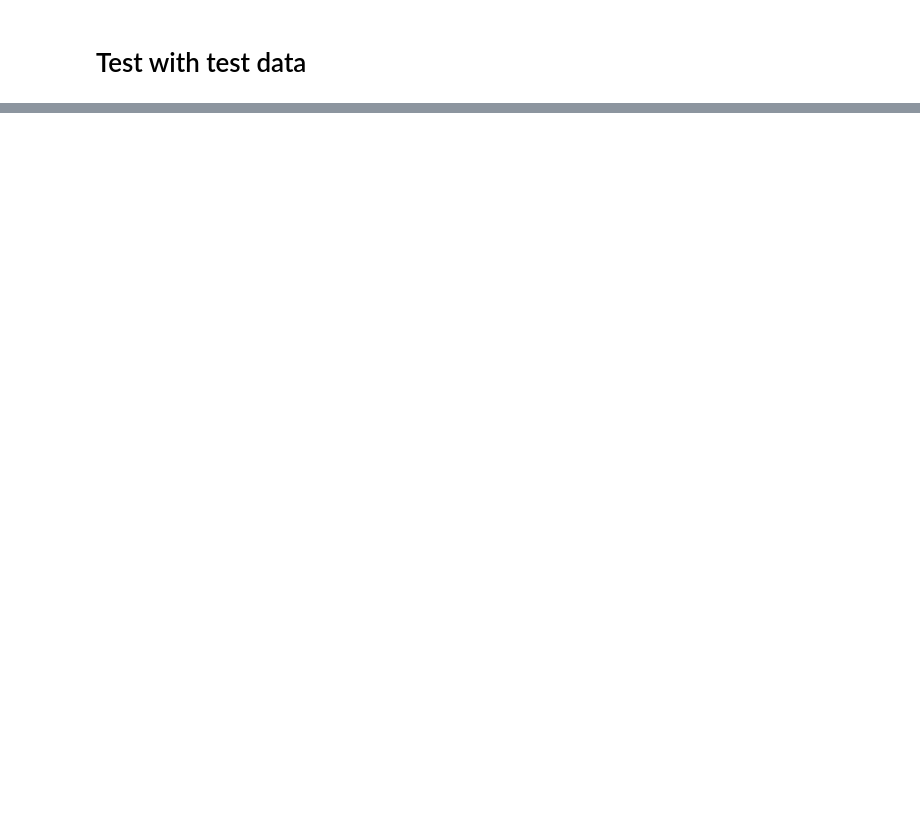
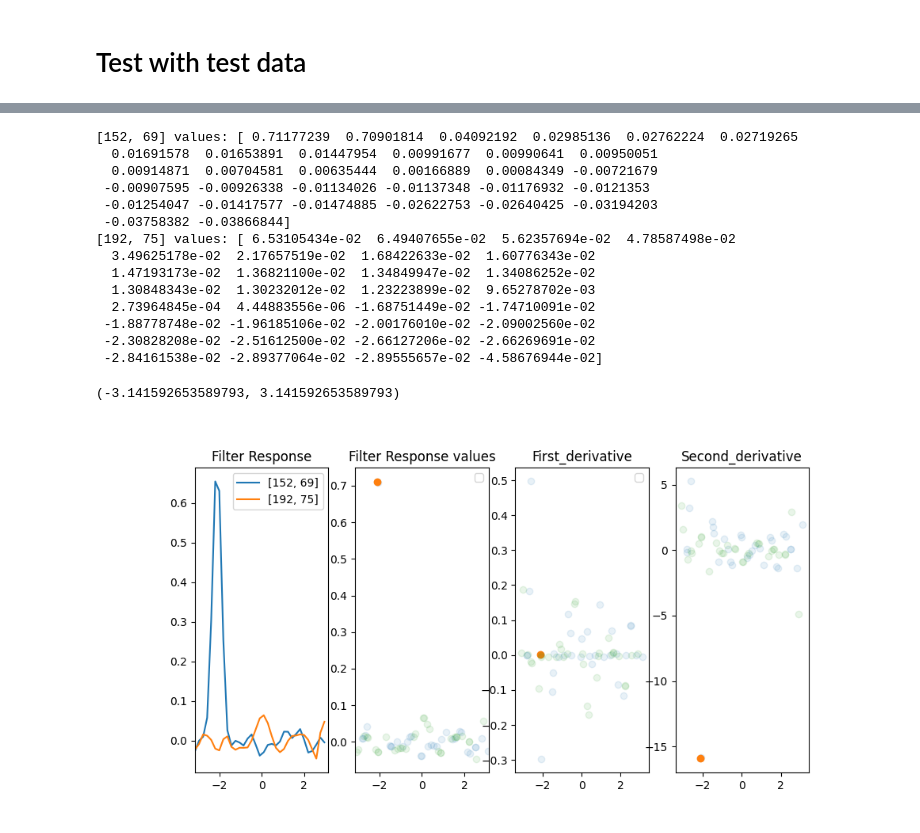
Before and after one commit to Staalduine/flow_analysis_comps, a Jupyter notebook: notebooks/run_AOS.ipynb, the cells around one changed output, grey strips where cells are left out. Cells and saved outputs as stored; diff of their text form; code cells hidden in the pictures; blank space fills up the shorter version.

```diff
--- a/notebooks/run_AOS.ipynb
+++ b/notebooks/run_AOS.ipynb
@@ -194,0 +331,67 @@ ax[2].legend()
+# %%
+points = [
+    # [40, 90],
+    [152, 69],
+    # [100, 100],
+    [192, 75],
+]
+
+fig, ax = plt.subplots(1, 4, figsize=(10, 5))
+
+ax[0].set_title("Filter Response")
+ax[1].set_title("Filter Response values")
+ax[2].set_title("First_derivative")
+ax[3].set_title("Second_derivative")
+
+for point in points:
+    function_vals = np.fft.ifft(filter_stack_fft[:, *point])
+
+    angles, magnitudes, origin_values, deriv1_values, deriv2_values = find_extrema(
+        filter_stack_fft[:, *point],
+        response_fft_derivative1[:, *point],
+        response_fft_derivative2[:, *point],
+    )
+    print(f"{point} values: {origin_values[:].real}")
+    angles_maxima, angles_minima, values_maxima, values_minima, max_idx, min_idx = (
+        filter_angle_outputs(
+            angles, magnitudes, origin_values, deriv1_values, deriv2_values
+        )
+    )
+
+    ax[0].plot(
+        np.linspace(-np.pi, np.pi, response_depth, endpoint=False),
+        function_vals.real,
+        label=f"{point}",
+    )
+    ax[1].scatter(angles, origin_values, alpha=0.1)
+    ax[1].scatter(angles_maxima, abs(values_maxima))
+    ax[2].scatter(angles, deriv1_values, alpha=0.1)
+    ax[2].scatter(angles_maxima, deriv1_values[max_idx])
+    ax[3].scatter(angles, deriv2_values, alpha=0.1)
+    ax[3].scatter(angles_maxima, deriv2_values[max_idx])
+
+# ax[2].imshow(function_flat[1800:1900].real)
+ax[0].legend()
+ax[1].legend()
+ax[2].legend()
+
+ax[0].set_xlim(-np.pi, np.pi)
+ax[1].set_xlim(-np.pi, np.pi)
+# ax[1].set_yscale('log')
+# %% [output]
+[152, 69] values: [ 0.71177239  0.70901814  0.04092192  0.02985136  0.02762224  0.02719265
+  0.01691578  0.01653891  0.01447954  0.00991677  0.00990641  0.00950051
+  0.00914871  0.00704581  0.00635444  0.00166889  0.00084349 -0.00721679
+ -0.00907595 -0.00926338 -0.01134026 -0.01137348 -0.01176932 -0.0121353
+ -0.01254047 -0.01417577 -0.01474885 -0.02622753 -0.02640425 -0.03194203
+ -0.03758382 -0.03866844]
+[192, 75] values: [ 6.53105434e-02  6.49407655e-02  5.62357694e-02  4.78587498e-02
+  3.49625178e-02  2.17657519e-02  1.68422633e-02  1.60776343e-02
+  1.47193173e-02  1.36821100e-02  1.34849947e-02  1.34086252e-02
+  1.30848343e-02  1.30232012e-02  1.23223899e-02  9.65278702e-03
+  2.73964845e-04  4.44883556e-06 -1.68751449e-02 -1.74710091e-02
+ -1.88778748e-02 -1.96185106e-02 -2.00176010e-02 -2.09002560e-02
+ -2.30828208e-02 -2.51612500e-02 -2.66127206e-02 -2.66269691e-02
+ -2.84161538e-02 -2.89377064e-02 -2.89555657e-02 -4.58676944e-02]
+(-3.141592653589793, 3.141592653589793)
+[figure, added]
```
Also changed, not shown: parts of 14 cells of this notebook, 1 other file.
